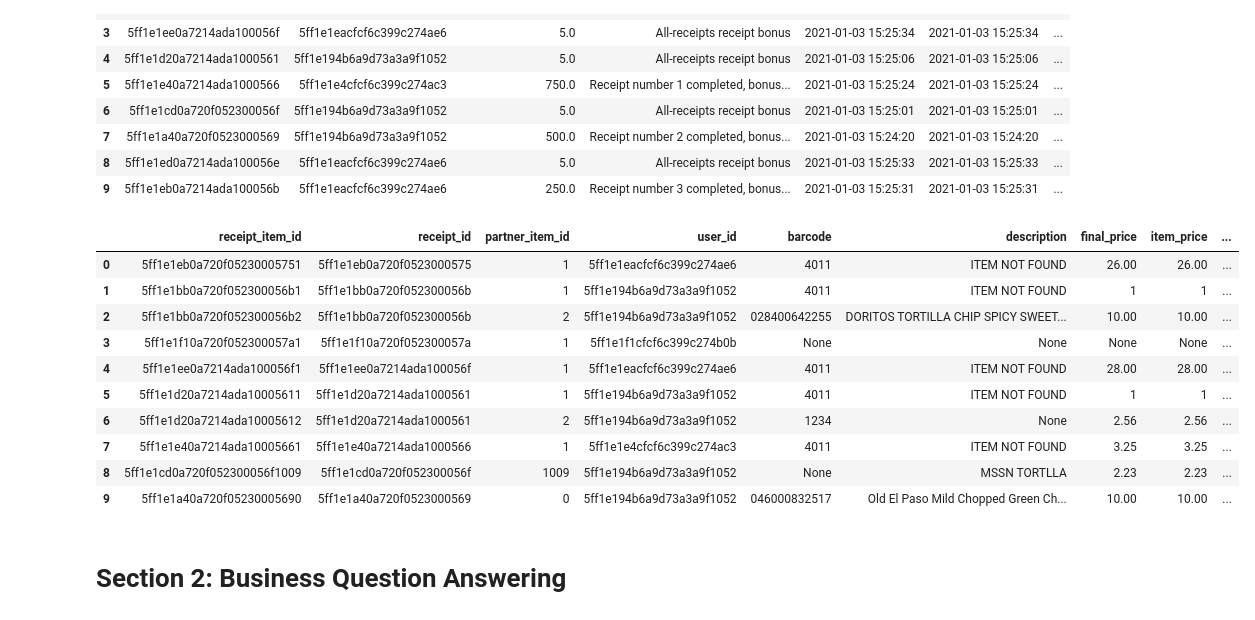
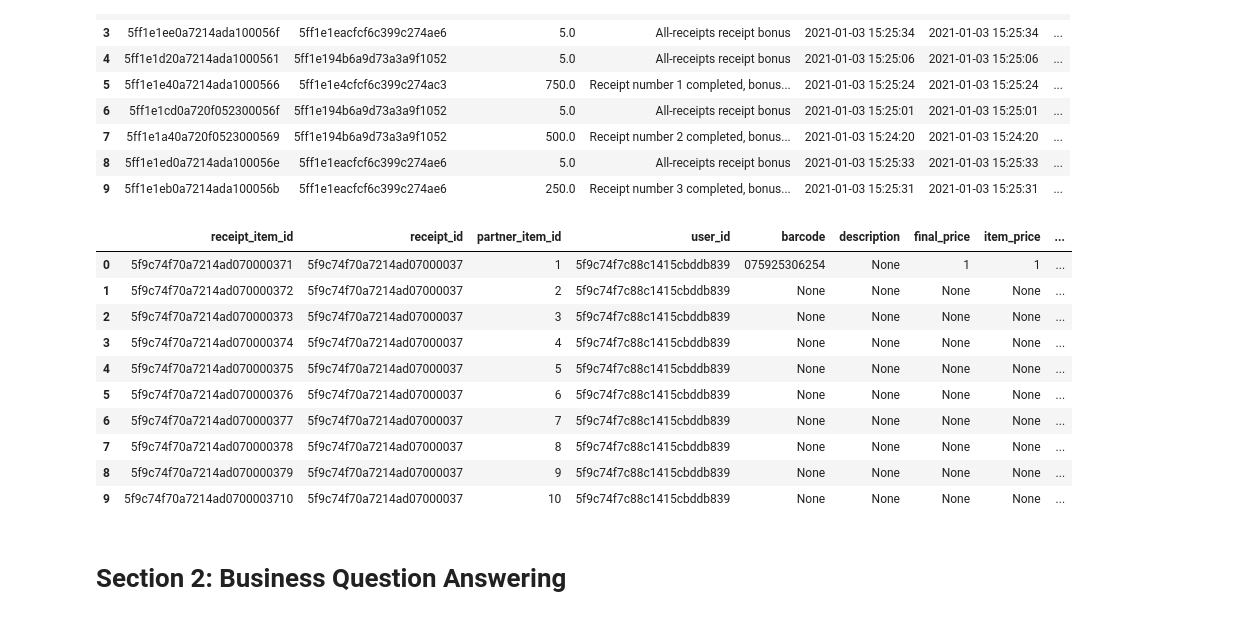
Before and after one commit to aaronchen7780/AE-Project-FetchRewards, a Jupyter notebook: implementation.ipynb, the cells around one changed output. Saved outputs shown, nothing was run; the diff lists cells and outputs as text; code cells hidden in the pictures.

```diff
--- a/implementation.ipynb
+++ b/implementation.ipynb
@@ -223,63 +222,72 @@ receipts.head(10)
 | 8 | 5ff1e1ed0a7214ada100056e | 5ff1e1eacfcf6c399c274ae6 | 5.0 | All-receipts receipt bonus | 2021-01-03 15:25:33 | 2021-01-03 15:25:33 | ... |
 | 9 | 5ff1e1eb0a7214ada100056b | 5ff1e1eacfcf6c399c274ae6 | 250.0 | Receipt number 3 completed, bonus... | 2021-01-03 15:25:31 | 2021-01-03 15:25:31 | ... |
 # %%
-# We use SQLite's json_each() to "explode" the JSON array.
+# using SQLite's json_each() to "explode" the JSON array.
 receipt_items_query = text("""
-with cleaned as (
+with staging_cleaned as (
   select
-    pr.receipt_id,
-    pr.user_id,
+    json_extract(raw_data, '$._id.$oid') as receipt_id,
+    json_extract(raw_data, '$.userId') as user_id,
+    json_extract(raw_data, '$.rewardsReceiptItemList') as rewards_receipt_item_list
+  from staging_receipts
+),
+
+extract_fields as (
+  select
+    sc.receipt_id,
+    sc.user_id,
     json_extract(item.value, '$.barcode') as barcode,
     json_extract(item.value, '$.description') as description,
     json_extract(item.value, '$.finalPrice') as final_price,
     json_extract(item.value, '$.itemPrice') as item_price,
     json_extract(item.value, '$.needsFetchReview') as needs_fetch_review,
-    json_extract(item.value, '$.partnerItemId') as partner_item_id,
+    cast(json_extract(item.value, '$.partnerItemId') as int) as partner_item_id,
     json_extract(item.value, '$.preventTargetGapPoints') as prevent_target_gap_points,
     json_extract(item.value, '$.quantityPurchased') as quantity_purchased,
     json_extract(item.value, '$.userFlaggedBarcode') as user_flagged_barcode,
     json_extract(item.value, '$.userFlaggedNewItem') as user_flagged_new_item,
     json_extract(item.value, '$.userFlaggedPrice') as user_flagged_price,
     json_extract(item.value, '$.userFlaggedQuantity') as user_flagged_quantity,
-    (pr.receipt_id || coalesce(json_extract(item.value, '$.partnerItemId'), '')) as receipt_item_id
-  from receipts as pr,
-       json_each(pr.rewards_receipt_item_list) as item
+    (sc.receipt_id || coalesce(json_extract(item.value, '$.partnerItemId'), '')) as receipt_item_id
+  from staging_cleaned as sc,
+       json_each(sc.rewards_receipt_item_list) as item
 )
 select
   receipt_item_id,
   receipt_id,
   partner_item_id,
   user_id,
   barcode,
   description,
   final_price,
   item_price,
   needs_fetch_review,
   prevent_target_gap_points,
   quantity_purchased,
   user_flagged_barcode,
   user_flagged_new_item,
   user_flagged_price,
   user_flagged_quantity
-from cleaned;
+from extract_fields
+order by 2,3;
 """)
 
 receipt_items = run_query(receipt_items_query)
 receipt_items.to_sql('receipt_items', engine, if_exists='replace', index=False)
 
 receipt_items.head(10)
 # %% [output]
 |  | receipt_item_id | receipt_id | partner_item_id | user_id | barcode | description | final_price | item_price | ... |
-| 0 | 5ff1e1eb0a720f05230005751 | 5ff1e1eb0a720f0523000575 | 1 | 5ff1e1eacfcf6c399c274ae6 | 4011 | ITEM NOT FOUND | 26.00 | 26.00 | ... |
-| 1 | 5ff1e1bb0a720f052300056b1 | 5ff1e1bb0a720f052300056b | 1 | 5ff1e194b6a9d73a3a9f1052 | 4011 | ITEM NOT FOUND | 1 | 1 | ... |
-| 2 | 5ff1e1bb0a720f052300056b2 | 5ff1e1bb0a720f052300056b | 2 | 5ff1e194b6a9d73a3a9f1052 | 028400642255 | DORITOS TORTILLA CHIP SPICY SWEET... | 10.00 | 10.00 | ... |
-| 3 | 5ff1e1f10a720f052300057a1 | 5ff1e1f10a720f052300057a | 1 | 5ff1e1f1cfcf6c399c274b0b | None | None | None | None | ... |
-| 4 | 5ff1e1ee0a7214ada100056f1 | 5ff1e1ee0a7214ada100056f | 1 | 5ff1e1eacfcf6c399c274ae6 | 4011 | ITEM NOT FOUND | 28.00 | 28.00 | ... |
-| 5 | 5ff1e1d20a7214ada10005611 | 5ff1e1d20a7214ada1000561 | 1 | 5ff1e194b6a9d73a3a9f1052 | 4011 | ITEM NOT FOUND | 1 | 1 | ... |
-| 6 | 5ff1e1d20a7214ada10005612 | 5ff1e1d20a7214ada1000561 | 2 | 5ff1e194b6a9d73a3a9f1052 | 1234 | None | 2.56 | 2.56 | ... |
-| 7 | 5ff1e1e40a7214ada10005661 | 5ff1e1e40a7214ada1000566 | 1 | 5ff1e1e4cfcf6c399c274ac3 | 4011 | ITEM NOT FOUND | 3.25 | 3.25 | ... |
-| 8 | 5ff1e1cd0a720f052300056f1009 | 5ff1e1cd0a720f052300056f | 1009 | 5ff1e194b6a9d73a3a9f1052 | None | MSSN TORTLLA | 2.23 | 2.23 | ... |
-| 9 | 5ff1e1a40a720f05230005690 | 5ff1e1a40a720f0523000569 | 0 | 5ff1e194b6a9d73a3a9f1052 | 046000832517 | Old El Paso Mild Chopped Green Ch... | 10.00 | 10.00 | ... |
+| 0 | 5f9c74f70a7214ad070000371 | 5f9c74f70a7214ad07000037 | 1 | 5f9c74f7c88c1415cbddb839 | 075925306254 | None | 1 | 1 | ... |
+| 1 | 5f9c74f70a7214ad070000372 | 5f9c74f70a7214ad07000037 | 2 | 5f9c74f7c88c1415cbddb839 | None | None | None | None | ... |
+| 2 | 5f9c74f70a7214ad070000373 | 5f9c74f70a7214ad07000037 | 3 | 5f9c74f7c88c1415cbddb839 | None | None | None | None | ... |
+| 3 | 5f9c74f70a7214ad070000374 | 5f9c74f70a7214ad07000037 | 4 | 5f9c74f7c88c1415cbddb839 | None | None | None | None | ... |
+| 4 | 5f9c74f70a7214ad070000375 | 5f9c74f70a7214ad07000037 | 5 | 5f9c74f7c88c1415cbddb839 | None | None | None | None | ... |
+| 5 | 5f9c74f70a7214ad070000376 | 5f9c74f70a7214ad07000037 | 6 | 5f9c74f7c88c1415cbddb839 | None | None | None | None | ... |
+| 6 | 5f9c74f70a7214ad070000377 | 5f9c74f70a7214ad07000037 | 7 | 5f9c74f7c88c1415cbddb839 | None | None | None | None | ... |
+| 7 | 5f9c74f70a7214ad070000378 | 5f9c74f70a7214ad07000037 | 8 | 5f9c74f7c88c1415cbddb839 | None | None | None | None | ... |
+| 8 | 5f9c74f70a7214ad070000379 | 5f9c74f70a7214ad07000037 | 9 | 5f9c74f7c88c1415cbddb839 | None | None | None | None | ... |
+| 9 | 5f9c74f70a7214ad0700003710 | 5f9c74f70a7214ad07000037 | 10 | 5f9c74f7c88c1415cbddb839 | None | None | None | None | ... |
 # %% [markdown]
 # Section 2: Business Question Answering
 # %% [markdown]
```
Also changed, not shown: parts of 8 cells of this notebook, 2 other files.
